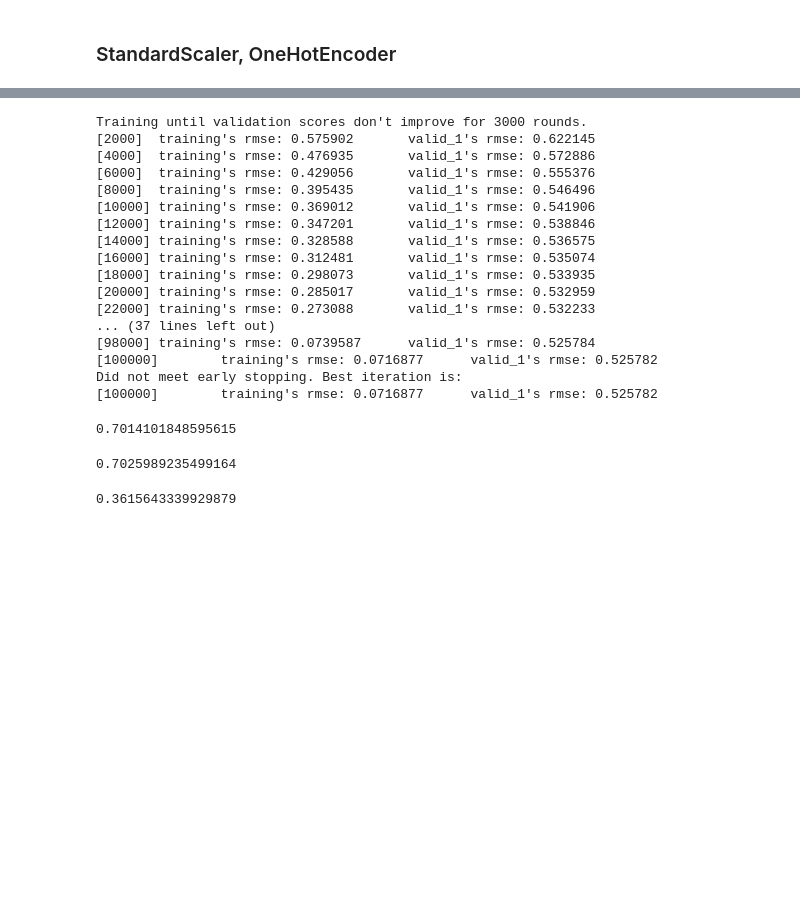
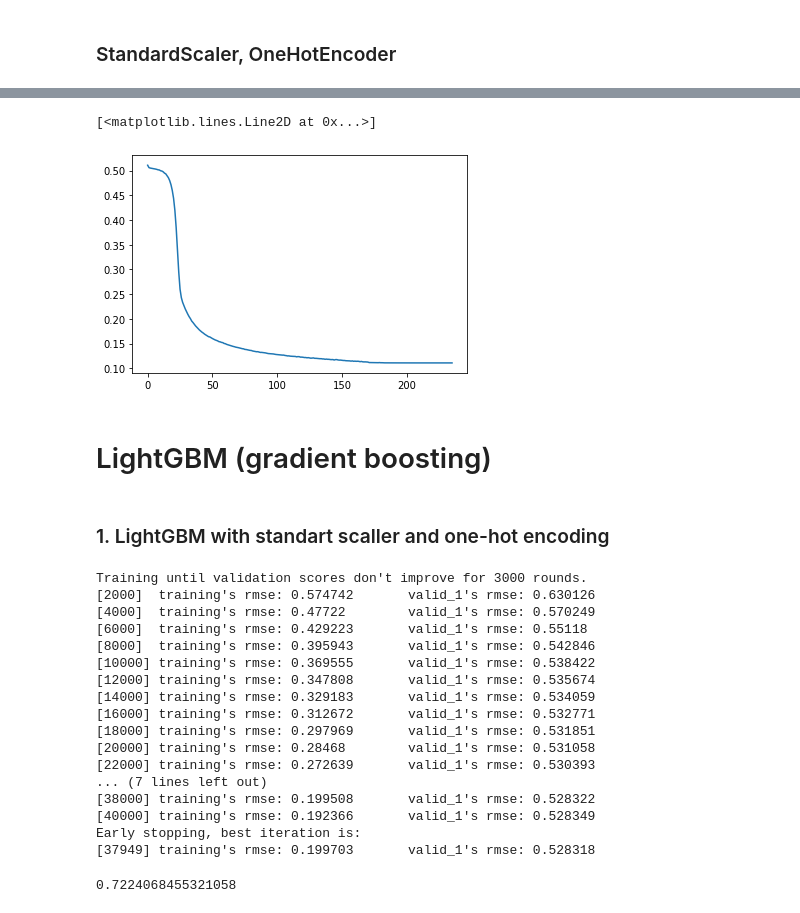
Before and after one commit to JuliaZozulia/Predicting_utilitiy_cost, a Jupyter notebook: Predicting residential utility costs based on attributes of the house .ipynb, the cells around one changed output, grey strips where cells are left out. Drawn from its saved outputs; the diff is of its cells as text; code cells hidden in the pictures; blank space fills up the shorter version.

```diff
--- a/Predicting residential utility costs based on attributes of the house .ipynb
+++ b/Predicting residential utility costs based on attributes of the house .ipynb
@@ -63,3 +220,12 @@ sorted(clf.cv_results_.keys())
+# %%
+plt.plot(gm_cv.best_estimator_.loss_curve_)
+# %% [output]
+[<matplotlib.lines.Line2D at 0x...>]
+[figure, added]
+# %% [markdown]
+# LightGBM (gradient boosting)
+# %% [markdown]
+### 1. LightGBM with standart scaller and one-hot encoding
 # %%
 from sklearn.model_selection import KFold, StratifiedKFold
 from sklearn.metrics import r2_score
@@ -91,14 +253,16 @@ lgb_params = {
     "lambda_l2": 2,
 }
 # %%
+X_train, X_test, y_train, y_test = train_test_split(X, y, test_size=0.2)
+
 trn_data = lgb.Dataset(X_train, label=y_train)
 val_data = lgb.Dataset(X_test, label=y_test)
 
 
 evals_result = {}
 
-lgb_clf = None
-lgb_clf = lgb.train(
+model = None
+model = lgb.train(
     lgb_params,
     trn_data,
     100000,
@@ -109,35 +273,25 @@ lgb_clf = lgb.train(
 )
 # %% [output]
 Training until validation scores don't improve for 3000 rounds.
-[2000]  training's rmse: 0.575902       valid_1's rmse: 0.622145
-[4000]  training's rmse: 0.476935       valid_1's rmse: 0.572886
-[6000]  training's rmse: 0.429056       valid_1's rmse: 0.555376
-[8000]  training's rmse: 0.395435       valid_1's rmse: 0.546496
-[10000] training's rmse: 0.369012       valid_1's rmse: 0.541906
-[12000] training's rmse: 0.347201       valid_1's rmse: 0.538846
-[14000] training's rmse: 0.328588       valid_1's rmse: 0.536575
-[16000] training's rmse: 0.312481       valid_1's rmse: 0.535074
-[18000] training's rmse: 0.298073       valid_1's rmse: 0.533935
-[20000] training's rmse: 0.285017       valid_1's rmse: 0.532959
-[22000] training's rmse: 0.273088       valid_1's rmse: 0.532233
-... (37 lines left out)
-[98000] training's rmse: 0.0739587      valid_1's rmse: 0.525784
-[100000]        training's rmse: 0.0716877      valid_1's rmse: 0.525782
-Did not meet early stopping. Best iteration is:
-[100000]        training's rmse: 0.0716877      valid_1's rmse: 0.525782
+[2000]  training's rmse: 0.574742       valid_1's rmse: 0.630126
+[4000]  training's rmse: 0.47722        valid_1's rmse: 0.570249
+[6000]  training's rmse: 0.429223       valid_1's rmse: 0.55118
+[8000]  training's rmse: 0.395943       valid_1's rmse: 0.542846
+[10000] training's rmse: 0.369555       valid_1's rmse: 0.538422
+[12000] training's rmse: 0.347808       valid_1's rmse: 0.535674
+[14000] training's rmse: 0.329183       valid_1's rmse: 0.534059
+[16000] training's rmse: 0.312672       valid_1's rmse: 0.532771
+[18000] training's rmse: 0.297969       valid_1's rmse: 0.531851
+[20000] training's rmse: 0.28468        valid_1's rmse: 0.531058
+[22000] training's rmse: 0.272639       valid_1's rmse: 0.530393
+... (7 lines left out)
+[38000] training's rmse: 0.199508       valid_1's rmse: 0.528322
+[40000] training's rmse: 0.192366       valid_1's rmse: 0.528349
+Early stopping, best iteration is:
+[37949] training's rmse: 0.199703       valid_1's rmse: 0.528318
 # %%
-y_pred = lgb_clf.predict(X_test)
+y_pred = model.predict(X_test)
+r2_score(y_test, y_pred)
+# %% [output]
+0.7224068455321058
-# %%
-r2_score(y_test, y_pred)
-# %% [output]
-0.7014101848595615
-# %%
-from sklearn.metrics import mean_absolute_error, mean_squared_error, explained_variance_score
-explained_variance_score(y_test, y_pred)
-# %% [output]
-0.7025989235499164
-# %%
-mean_absolute_error(y_test, y_pred)
-# %% [output]
-0.3615643339929879
 # %%
```
Also changed, not shown: parts of 49 cells of this notebook.
